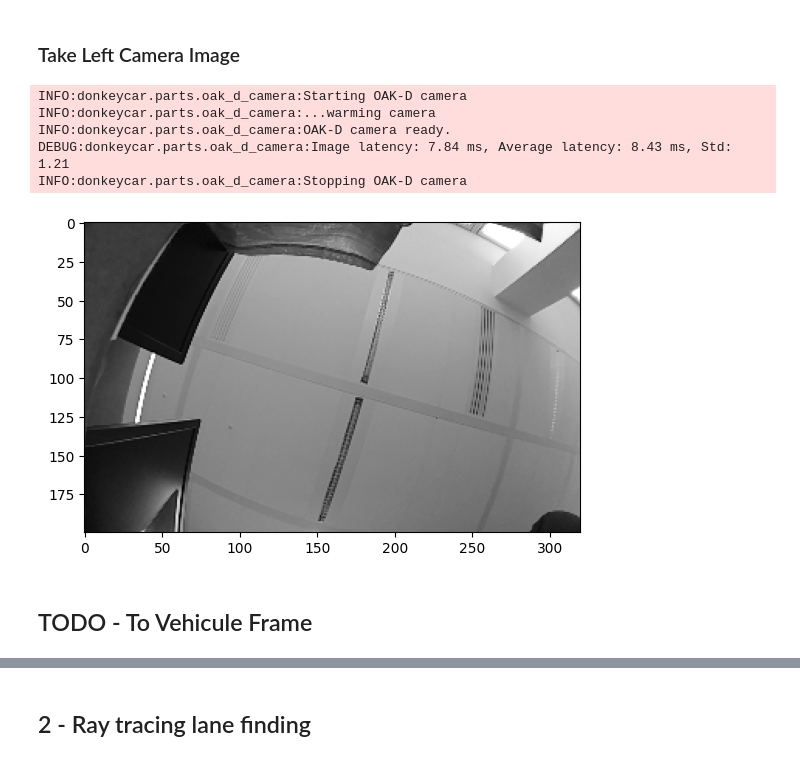
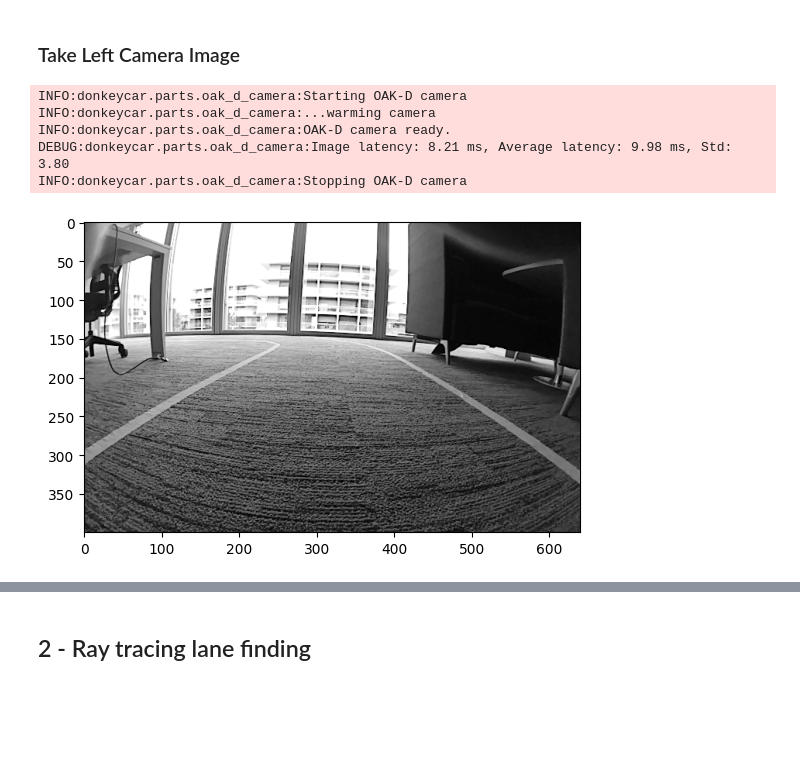
Before and after one commit to roboracingleague/donkeycar, a Jupyter notebook: notebooks/Image processing.ipynb, the cells around one changed output, grey strips where cells are left out. Drawn from its saved outputs; the diff is of its cells as text; code cells hidden in the pictures; blank space fills up the shorter version.

```diff
--- a/notebooks/Image processing.ipynb
+++ b/notebooks/Image processing.ipynb
@@ -138,31 +129,25 @@ images saved
 ### Take Left Camera Image
 # %%
 import donkeycar.parts.oak_d_camera as oak_d_camera
-import donkeycar.parts.lane_detection.lane_detection as ld
 importlib.reload(oak_d_camera)
-importlib.reload(ld)
 
-cam = oak_d_camera.OakDCamera(width=320, height=200, depth=1, framerate=30, enable_depth=False, enable_obstacle_dist=False)
+cam = oak_d_camera.OakDCamera(width=640, height=400, depth=1, framerate=30, enable_depth=False, enable_obstacle_dist=False)
 time.sleep(3)
 count = 0
 total_count = 20
 
 while count < total_count:
     cam.run()
     frame = cam.frame_xout
     count += 1
 cam.shutdown()
 
 plt.imshow(frame, cmap='gray', vmin=0, vmax=255)
 plt.show()
-
-ld.main_from_frame(frame)
 # %% [output]
 INFO:donkeycar.parts.oak_d_camera:Starting OAK-D camera
 INFO:donkeycar.parts.oak_d_camera:...warming camera
 INFO:donkeycar.parts.oak_d_camera:OAK-D camera ready.
-DEBUG:donkeycar.parts.oak_d_camera:Image latency: 7.84 ms, Average latency: 8.43 ms, Std: 1.21
+DEBUG:donkeycar.parts.oak_d_camera:Image latency: 8.21 ms, Average latency: 9.98 ms, Std: 3.80
 INFO:donkeycar.parts.oak_d_camera:Stopping OAK-D camera
-[figure, old version]
+[figure, new version]
-# %% [markdown]
-## TODO - To Vehicule Frame
```
Also changed, not shown: parts of 5 cells of this notebook, 6 other files.
